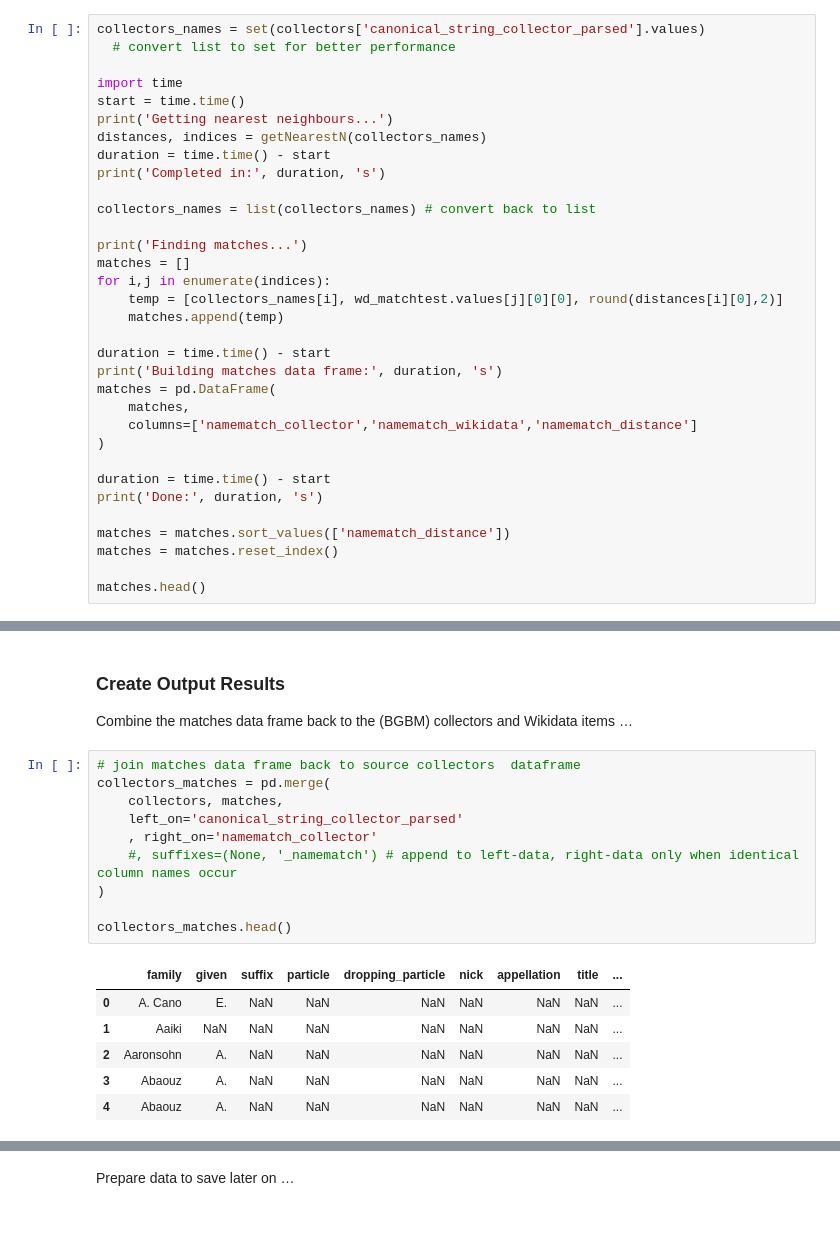
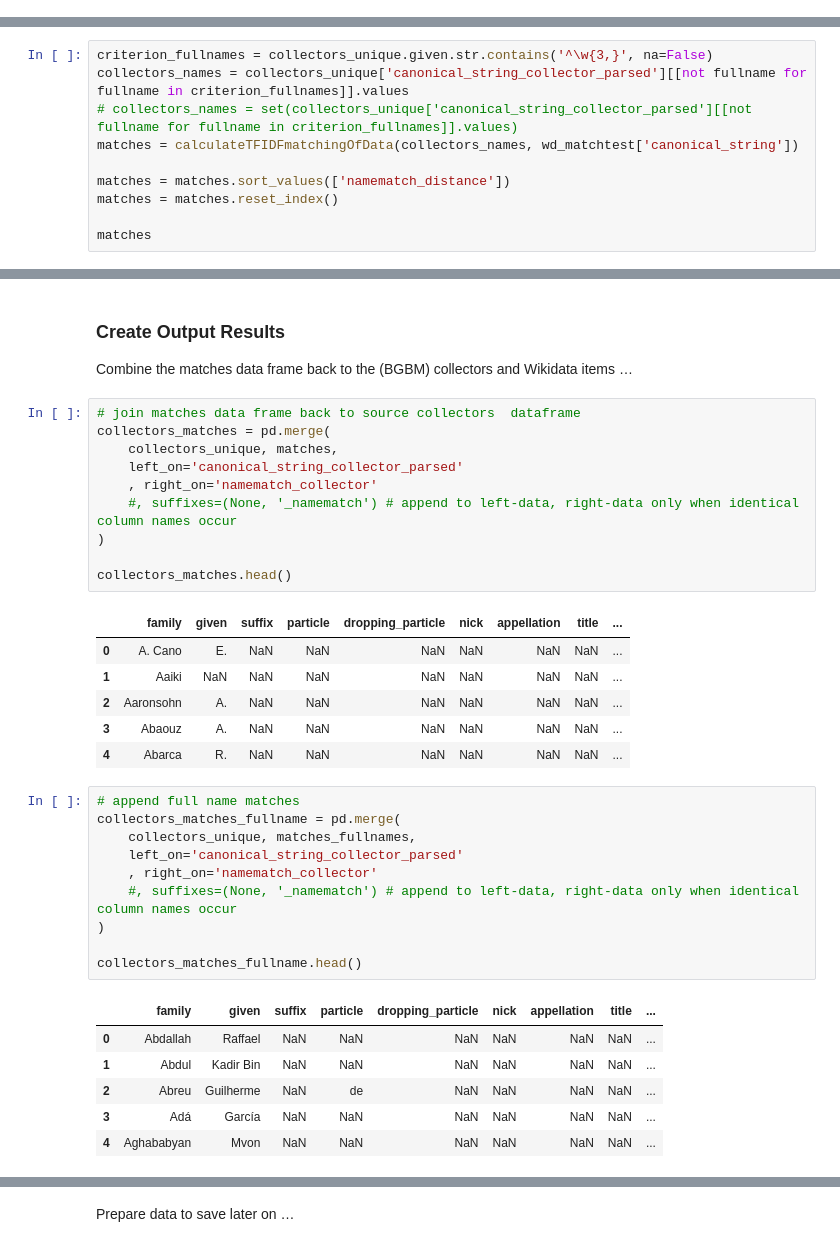
Before and after one commit to infinite-dao/collector-matching, a Jupyter notebook: match_names_BGBM-dwcagent-parsed_vs_WikiData.ipynb, the cells around one changed output, grey strips where cells are left out. Drawn from its saved outputs; the diff is of its cells as text.

Commit message:
BGBM sample data with full-name and abbreviated name match consideration

```diff
--- a/match_names_BGBM-dwcagent-parsed_vs_WikiData.ipynb
+++ b/match_names_BGBM-dwcagent-parsed_vs_WikiData.ipynb
@@ -253,33 +301,0 @@ Perform the nearest neighbour (NN) matches on the (BGBM) collector names and cre
-# %%
-collectors_names = set(collectors['canonical_string_collector_parsed'].values)
-  # convert list to set for better performance
-
-import time
-start = time.time()
-print('Getting nearest neighbours...')
-distances, indices = getNearestN(collectors_names)
-duration = time.time() - start
-print('Completed in:', duration, 's')
-
-collectors_names = list(collectors_names) # convert back to list
-
-print('Finding matches...')
-matches = []
-for i,j in enumerate(indices):
-    temp = [collectors_names[i], wd_matchtest.values[j][0][0], round(distances[i][0],2)]
-    matches.append(temp)
-
-duration = time.time() - start
-print('Building matches data frame:', duration, 's')
-matches = pd.DataFrame(
-    matches,
-    columns=['namematch_collector','namematch_wikidata','namematch_distance']
-)
-
-duration = time.time() - start
-print('Done:', duration, 's')
-
-matches = matches.sort_values(['namematch_distance'])
-matches = matches.reset_index()
-
-matches.head()
@@ -297,0 +372,10 @@ Done: 199.06938552856445 s
+# %%
+criterion_fullnames = collectors_unique.given.str.contains('^\w{3,}', na=False)
+collectors_names = collectors_unique['canonical_string_collector_parsed'][[not fullname for fullname in criterion_fullnames]].values
+# collectors_names = set(collectors_unique['canonical_string_collector_parsed'][[not fullname for fullname in criterion_fullnames]].values)
+matches = calculateTFIDFmatchingOfData(collectors_names, wd_matchtest['canonical_string'])
+
+matches = matches.sort_values(['namematch_distance'])
+matches = matches.reset_index()
+
+matches
@@ -302,17 +437,34 @@ Combine the matches data frame back to the (BGBM) collectors and Wikidata items
 # %%
 # join matches data frame back to source collectors  dataframe
 collectors_matches = pd.merge(
-    collectors, matches,
+    collectors_unique, matches,
     left_on='canonical_string_collector_parsed'
     , right_on='namematch_collector'
     #, suffixes=(None, '_namematch') # append to left-data, right-data only when identical column names occur
 )
 
 collectors_matches.head()
 # %% [output]
 |  | family | given | suffix | particle | dropping_particle | nick | appellation | title | ... |
 | 0 | A. Cano | E. | NaN | NaN | NaN | NaN | NaN | NaN | ... |
 | 1 | Aaiki | NaN | NaN | NaN | NaN | NaN | NaN | NaN | ... |
 | 2 | Aaronsohn | A. | NaN | NaN | NaN | NaN | NaN | NaN | ... |
 | 3 | Abaouz | A. | NaN | NaN | NaN | NaN | NaN | NaN | ... |
-| 4 | Abaouz | A. | NaN | NaN | NaN | NaN | NaN | NaN | ... |
+| 4 | Abarca | R. | NaN | NaN | NaN | NaN | NaN | NaN | ... |
+# %%
+# append full name matches
+collectors_matches_fullname = pd.merge(
+    collectors_unique, matches_fullnames,
+    left_on='canonical_string_collector_parsed'
+    , right_on='namematch_collector'
+    #, suffixes=(None, '_namematch') # append to left-data, right-data only when identical column names occur
+)
+
+collectors_matches_fullname.head()
+# %% [output]
+|  | family | given | suffix | particle | dropping_particle | nick | appellation | title | ... |
+| 0 | Abdallah | Raffael | NaN | NaN | NaN | NaN | NaN | NaN | ... |
+| 1 | Abdul | Kadir Bin | NaN | NaN | NaN | NaN | NaN | NaN | ... |
+| 2 | Abreu | Guilherme | NaN | de | NaN | NaN | NaN | NaN | ... |
+| 3 | Adá | García | NaN | NaN | NaN | NaN | NaN | NaN | ... |
+| 4 | Aghababyan | Mvon | NaN | NaN | NaN | NaN | NaN | NaN | ... |
```
Also changed, not shown: parts of 57 cells of this notebook, 7 other files.
